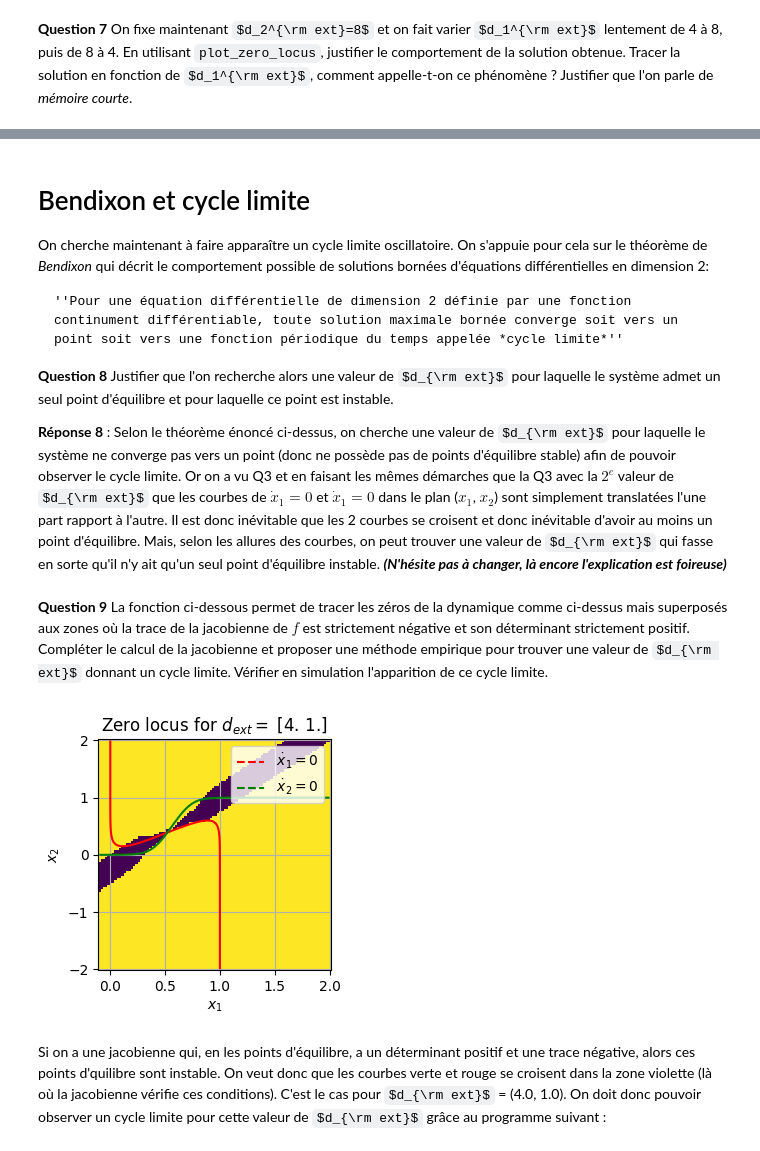
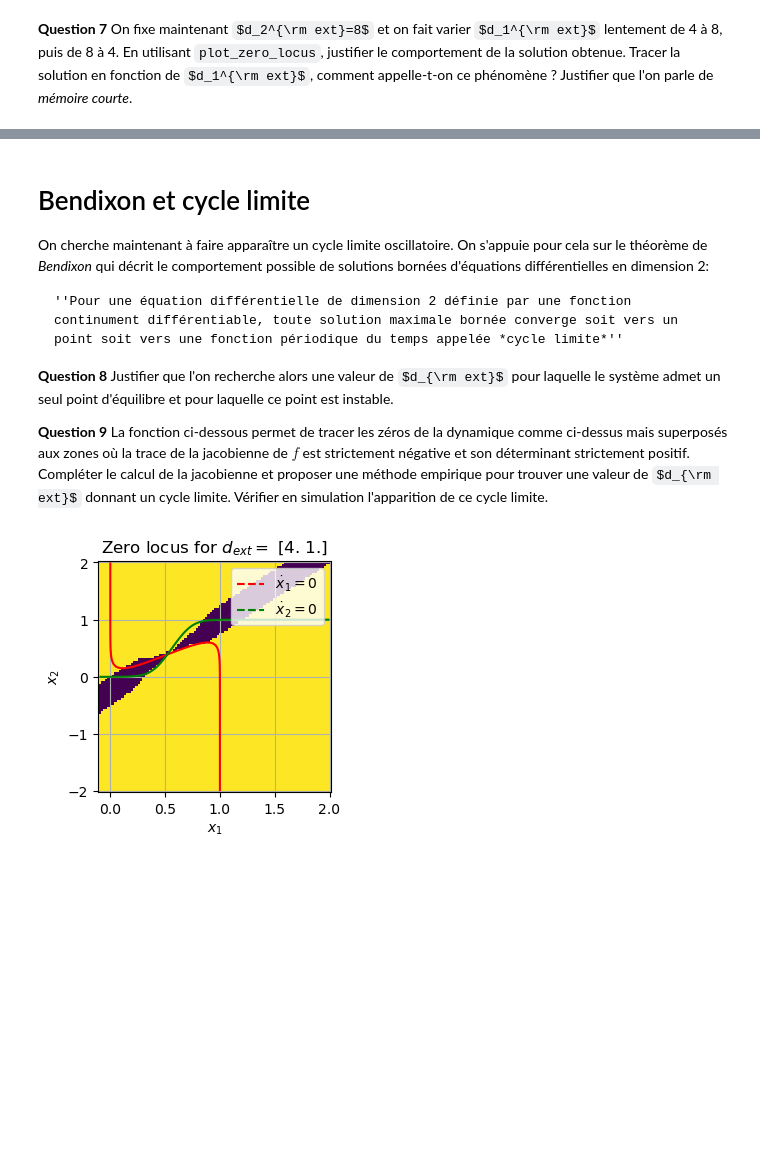
Before and after one commit to camilleprig/projet_maths_info, a Jupyter notebook: projet_maths.ipynb, the cells around one changed output, grey strips where cells are left out. Drawn from its saved outputs; the diff is of its cells as text; code cells hidden in the pictures; some formulas as TeX source; blank space fills up the shorter version.

```diff
--- a/projet_maths.ipynb
+++ b/projet_maths.ipynb
@@ -121,7 +98,0 @@ Donc on peut calculer sa matrice jacobienne en tout point grâce au programmme s
-# %%
-def jacobian_dynamics(x1,x2,d_ext):
-    return np.array([[-1 + (5*a*np.exp(-a * (5*x1 - 4*x2 + d_ext[0] - theta)))/(1 + np.exp(-a * (5*x1 - 4*x2 + d_ext[0] - theta)))**2, (-4*a*np.exp(-a * (5*x1 - 4*x2 + d_ext[0] - theta)))/(1 + np.exp(-a * (5*x1 - 4*x2 + d_ext[0] - theta)))**2], [(8*a*np.exp(-a * (8*x1 - x2 + d_ext[1] - theta)))/(1 + np.exp(-a * (8*x1 - x2 + d_ext[1] - theta)))**2, -1 + (-a*np.exp(-a * (8*x1 - x2 + d_ext[1] - theta)))/(1 + np.exp(-a * (8*x1 - x2 + d_ext[1] - theta)))**2]])
-
-J = jacobian_dynamics(0, 0, np.array([0, 0]))
-V = np.linalg.eigvals(J)
-print(V)
@@ -263,15 +209,10 @@ On cherche maintenant à faire apparaître un cycle limite oscillatoire. On s'ap
 
 **Question 8** Justifier que l'on recherche alors une valeur de $d_{\rm ext}$ pour laquelle le système admet un seul point d'équilibre et pour laquelle ce point est instable.
 
-**Réponse 8** : Selon le théorème énoncé ci-dessus, on cherche une valeur de $d_{\rm ext}$ pour laquelle le système ne converge pas vers un point (donc ne possède pas de points d'équilibre stable) afin de pouvoir observer le cycle limite.
-Or on a vu Q3 et en faisant les mêmes démarches que la Q3 avec la $2^{e}$ valeur de  $d_{\rm ext}$ que les courbes de $ \dot x_1 = 0$ et $ \dot x_1 = 0$ dans le plan ($x_1$, $x_2$) sont simplement translatées l'une part rapport à l'autre.
-Il est donc inévitable que les 2 courbes se croisent et donc inévitable d'avoir au moins un point d'équilibre. Mais, selon les allures des courbes, on peut trouver une valeur de $d_{\rm ext}$ qui fasse en sorte qu'il n'y ait qu'un seul point d'équilibre instable. ***(N'hésite pas à changer, là encore l'explication est foireuse)***
+**Question 9** La fonction ci-dessous permet de tracer les zéros de la dynamique comme ci-dessus mais superposés aux zones où la trace de la jacobienne de $f$ est strictement négative et son déterminant strictement positif. Compléter le calcul de la jacobienne et proposer une méthode empirique pour trouver une valeur de $d_{\rm ext}$ donnant un cycle limite. Vérifier en simulation l'apparition de ce cycle limite.
-# %% [markdown]
-**Question 9** La fonction ci-dessous permet de tracer les zéros de la dynamique comme ci-dessus mais superposés aux zones où la trace de la jacobienne de $f$ est strictement négative et son déterminant strictement positif. Compléter le calcul de la jacobienne et proposer une méthode empirique pour trouver une valeur de $d_{\rm ext}$ donnant un cycle limite. Vérifier en simulation l'apparition de ce cycle limite.
 # %%
 def jacobian_dynamics(x1,x2,d_ext):
-    return np.array([[-1 + (5*a*np.exp(-a * (5*x1 - 4*x2 + d_ext[0] - theta)))/(1 + np.exp(-a * (5*x1 - 4*x2 + d_ext[0] - theta)))**2, (-4*a*np.exp(-a * (5*x1 - 4*x2 + d_ext[0] - theta)))/(1 + np.exp(-a * (5*x1 - 4*x2 + d_ext[0] - theta)))**2], [(8*a*np.exp(-a * (8*x1 - x2 + d_ext[1] - theta)))/(1 + np.exp(-a * (8*x1 - x2 + d_ext[1] - theta)))**2, -1 + (-a*np.exp(-a * (8*x1 - x2 + d_ext[1] - theta)))/(1 + np.exp(-a * (8*x1 - x2 + d_ext[1] - theta)))**2]])
-
+    return # A COMPLETER
 
 def plot_zero_locus_stabilite(d_ext):
     N = 100
@@ -283,33 +224,31 @@ def plot_zero_locus_stabilite(d_ext):
     X2dot = -X2 + sigmoid(W[1,0]*X1 + W[1,1]*X2 + d_ext[1])
 
     # compute trace and determinant of jacobian matrix on the grid
     tr = np.zeros((N,N))
     deter = np.zeros((N,N))
     for i in np.arange(N):
         for j in np.arange(N):
             tr[i,j] = np.trace(jacobian_dynamics(X1[i,j],X2[i,j],d_ext))
             deter[i,j] = np.linalg.det(jacobian_dynamics(X1[i,j],X2[i,j],d_ext))
 
     # plot zone where  the trace of the jacobian is negative and its determinant positive
     plt.figure()
     plt.pcolormesh(X1,X2,(tr<0)*(deter>0))
 
     # root locus plot
     C1 = plt.contour(X1, X2, X1dot, 0, colors = 'red')
     C2 = plt.contour(X1, X2, X2dot, 0, colors = 'green')
     h1,_ = C1.legend_elements()
     h2,_ = C2.legend_elements()
     plt.grid(True)
     plt.xlabel('$x_1$')
     plt.ylabel('$x_2$')
     plt.legend([h1[0],h2[0]],['$\dot x_1 = 0$','$\dot x_2 = 0$'])
     plt.title("Zero locus for $d_{ext} =$ "+ str(d_ext))
     plt.show()
 
     return
 
 plot_zero_locus_stabilite(np.array([4.0,1.0]))
 # %% [output]
-[figure, old version]
+[figure, new version]
-# %% [markdown]
-Si on a une jacobienne qui, en les points d'équilibre, a un déterminant positif et une trace négative, alors ces points d'quilibre sont instable. On veut donc que les courbes verte et rouge se croisent dans la zone violette (là où la jacobienne vérifie ces conditions). C'est le cas pour $d_{\rm ext}$ = (4.0, 1.0). On doit donc pouvoir observer un cycle limite pour cette valeur de $d_{\rm ext}$ grâce au programme suivant :
```
Also changed, not shown: parts of 18 cells of this notebook.
